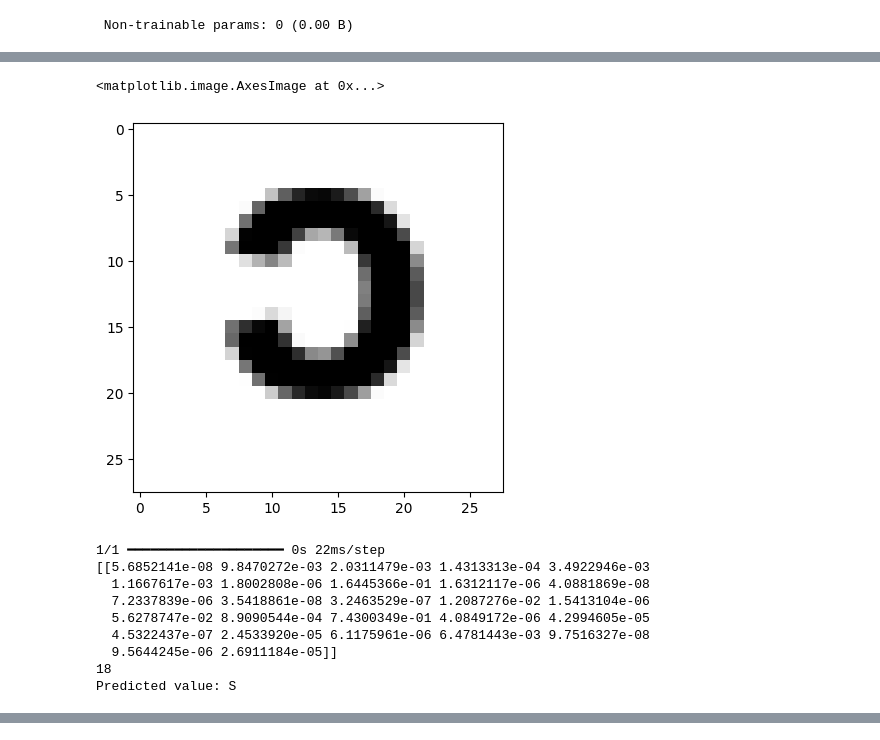
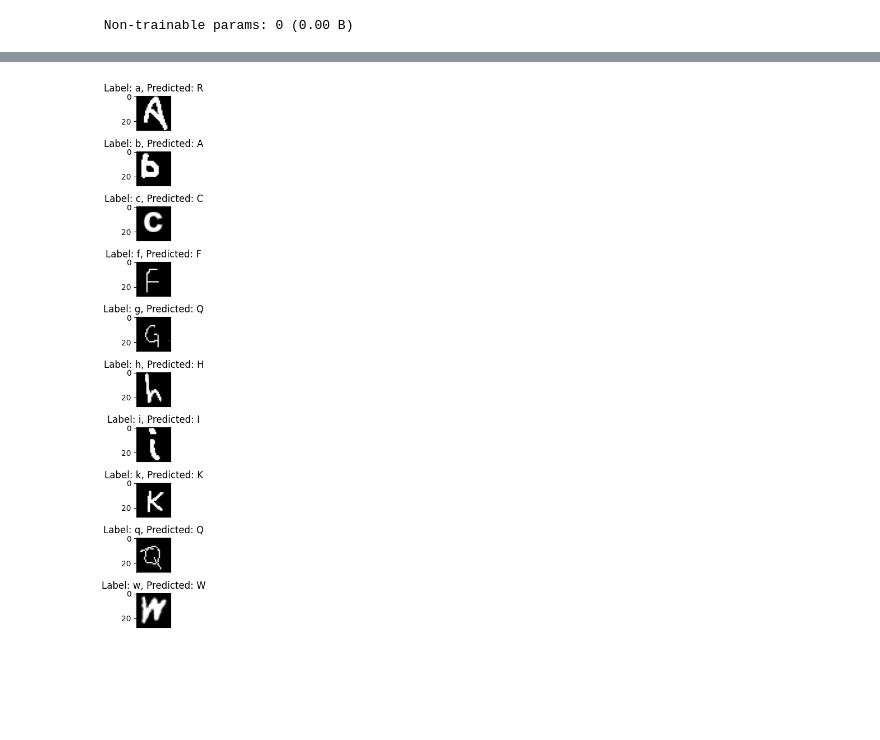
Before and after one commit to jresendiz27/CIC_AIDiploma2025, a Jupyter notebook: notebooks/EMNIST.ipynb, the cells around one changed output, grey strips where cells are left out. Drawn from its saved outputs; the diff is of its cells as text; code cells hidden in the pictures; blank space fills up the shorter version.

Commit message:
Update emnist with predicted labels

```diff
--- a/notebooks/EMNIST.ipynb
+++ b/notebooks/EMNIST.ipynb
@@ -123,8 +135,0 @@ Test accuracy: 0.9314423203468323
-# %%
-test_img = np.random.randn(1, 28, 28, 1)
-test_img = cv2.imread('./datasets/emnist/h_letter.png', cv2.IMREAD_COLOR)
-test_img = cv2.resize(test_img, (28, 28))
-test_img = cv2.flip(test_img, 1)
-# test_img = cv2.rotate(test_img, cv2.ROTATE_90_CLOCKWISE)
-test_img = cv2.cvtColor(test_img, cv2.COLOR_BGR2GRAY)
-plt.imshow(test_img, cmap='gray')
@@ -137,5 +135,0 @@ test_img = np.resize(test_img, (1, 28, 28, 1))
-# %%
-prediction = model.predict(test_img, verbose=1)
-print(prediction)
-print(np.argmax(prediction) + 1)
-print(f"Predicted value: {letters[np.argmax(prediction) + 1]}")
@@ -167,5 +135,0 @@ test_img2 = np.resize(test_img2, (1, 28, 28, 1))
-# %%
-prediction = model.predict(test_img2, verbose=1)
-print(prediction)
-print(np.argmax(prediction) + 1)
-print(f"Predicted value: {letters[np.argmax(prediction) + 1]}")
@@ -181,11 +135,0 @@ Predicted value: K
-# %%
-test_img3 = None
-test_img3 = cv2.imread('./datasets/emnist/c_letter.png', cv2.IMREAD_COLOR)
-test_img3 = cv2.resize(test_img3, (28, 28))
-test_img3 = cv2.flip(test_img3, 1)
-# test_img = cv2.rotate(test_img, cv2.ROTATE_90_CLOCKWISE)
-test_img3 = cv2.cvtColor(test_img3, cv2.COLOR_BGR2GRAY)
-plt.imshow(test_img3, cmap='gray')
-# %% [output]
-<matplotlib.image.AxesImage at 0x...>
-[figure, removed]
@@ -195,15 +136,23 @@ test_img3 = np.resize(test_img3, (1, 28, 28, 1))
-# %%
-prediction = model.predict(test_img3, verbose=1)
-print(prediction)
-print(np.argmax(prediction) + 1)
-print(f"Predicted value: {letters[np.argmax(prediction) + 1]}")
-# %% [output]
-1/1 ━━━━━━━━━━━━━━━━━━━━ 0s 22ms/step
-[[5.6852141e-08 9.8470272e-03 2.0311479e-03 1.4313313e-04 3.4922946e-03
-  1.1667617e-03 1.8002808e-06 1.6445366e-01 1.6312117e-06 4.0881869e-08
-  7.2337839e-06 3.5418861e-08 3.2463529e-07 1.2087276e-02 1.5413104e-06
-  5.6278747e-02 8.9090544e-04 7.4300349e-01 4.0849172e-06 4.2994605e-05
-  4.5322437e-07 2.4533920e-05 6.1175961e-06 6.4781443e-03 9.7516327e-08
-  9.5644245e-06 2.6911184e-05]]
-18
-Predicted value: S
+# %%
+sample_letters = ['a', 'b', 'c', 'f', 'g', 'h', 'i', 'k', 'q', 'w']
+fig, axes = plt.subplots(len(sample_letters), 1, figsize=(10, 10))
+for i, ax in enumerate(axes):
+    test_img = cv2.imread(f"./datasets/emnist/{sample_letters[i]}_letter.png", cv2.IMREAD_COLOR)
+    test_img = cv2.resize(test_img, (28, 28))
+    test_img = cv2.bitwise_not(test_img)
+    test_img = cv2.cvtColor(test_img, cv2.COLOR_BGR2GRAY)
+    test_img = test_img / 255.0
+    ax.imshow(test_img, cmap=plt.get_cmap('gray'))
+
+    test_img = np.resize(test_img, (1, 28, 28, 1))
+    prediction = model.predict(test_img)
+
+    arg_max_label = np.argmax(prediction)
+    title = f"Label: {sample_letters[i]}, Predicted: {letters[arg_max_label]}"
+    ax.set_title(title)
+    ax.get_xaxis().set_visible(False)
+    test_img = None
+
+plt.tight_layout()
+plt.show()
+# %% [output]
@@ -209,0 +169 @@ Predicted value: S
+[figure, added]
```
Also changed, not shown: parts of 11 cells of this notebook.
